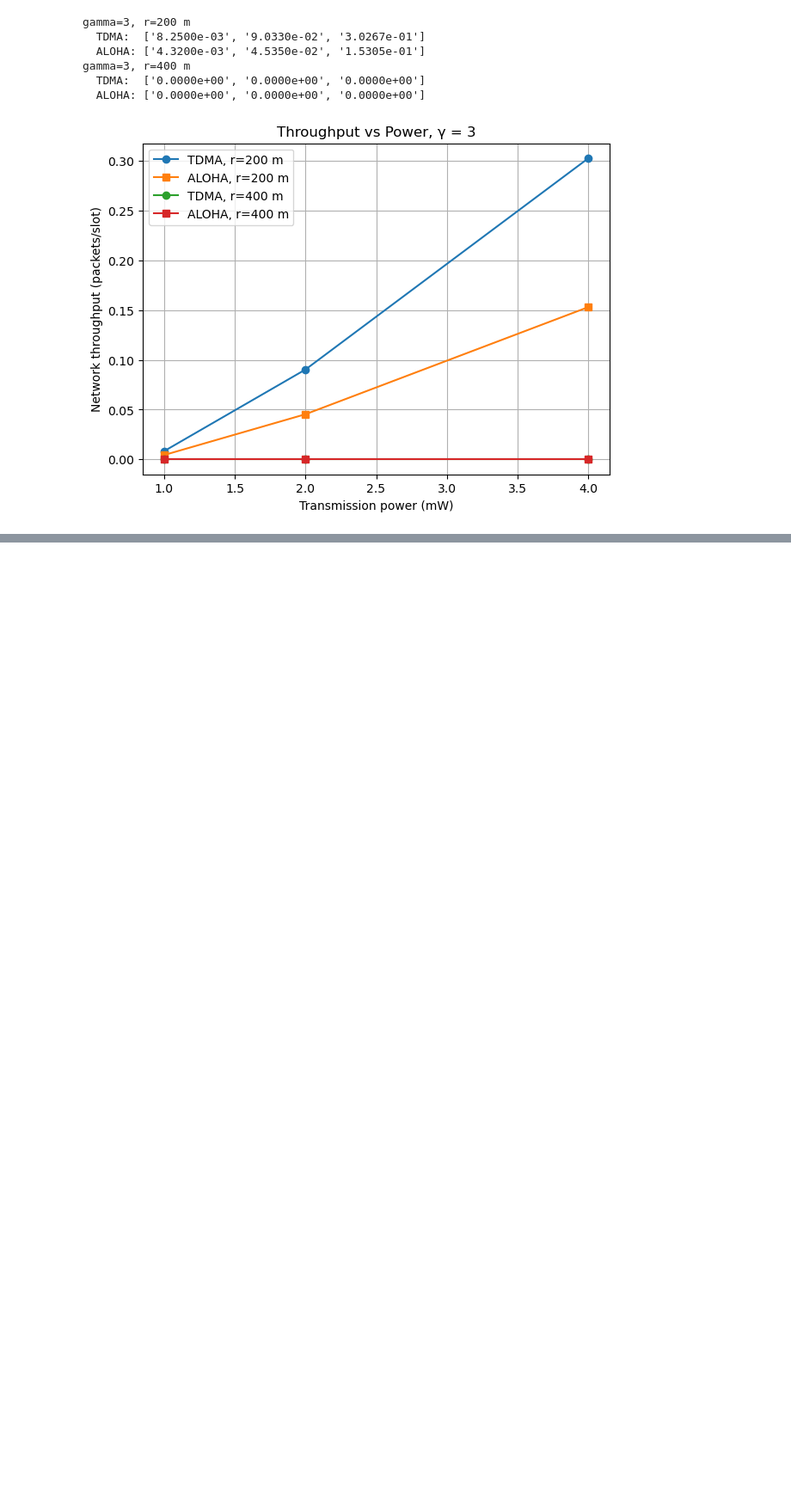
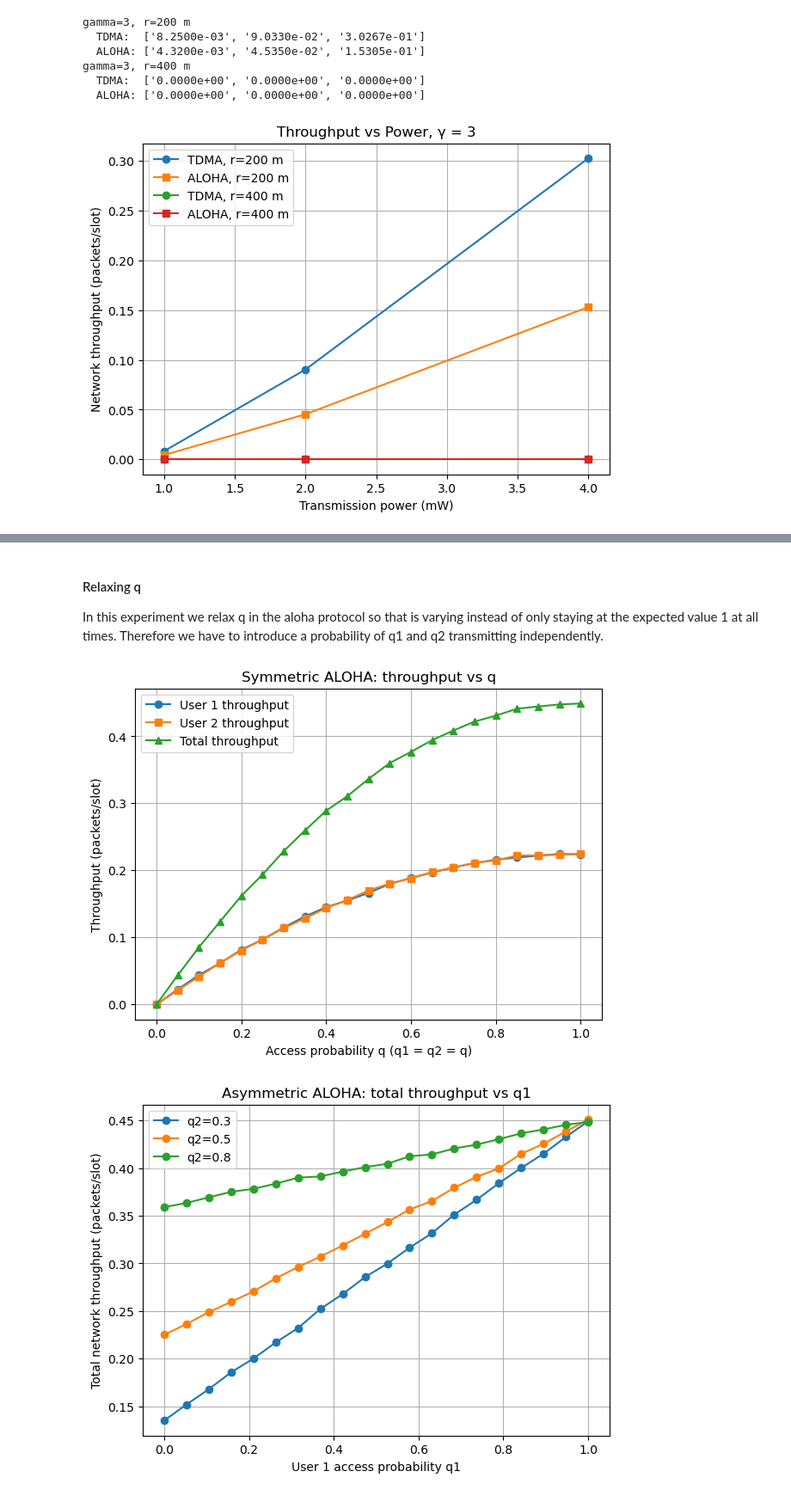
Before and after one commit to SofiaAngelaKnutas/TDDE58_lab, a Jupyter notebook: wireless_simulation.ipynb, the cells around one changed output, grey strips where cells are left out. Shown at 86% size. Drawn from its saved outputs; the diff is of its cells as text; code cells hidden in the pictures; blank space fills up the shorter version.

```diff
--- a/wireless_simulation.ipynb
+++ b/wireless_simulation.ipynb
@@ -149,0 +182,3 @@ Even at the highest tested power (P=4mW) the avarage slot isn't close to succeed
+# %% [markdown]
+#### Relaxing q
+In this experiment we relax q in the aloha protocol so that is varying instead of only staying at the expected value 1 at all times. Therefore we have to introduce a probability of q1 and q2 transmitting independently.
@@ -149,0 +207,52 @@ Even at the highest tested power (P=4mW) the avarage slot isn't close to succeed
+# %%
+r_fixed = 200
+P_fixed = 2
+gamma_fixed = 1
+
+# ---------- Part A: symmetric sweep, q1 = q2 = q ----------
+q_values = np.linspace(0, 1, 21)
+
+throughput1_sym = []
+throughput2_sym = []
+total_sym = []
+
+for q in q_values:
+    t1, t2, total = simulate_aloha_q(P_fixed, r_fixed, gamma_fixed, q, q, n_slots, rng)
+    throughput1_sym.append(t1)
+    throughput2_sym.append(t2)
+    total_sym.append(total)
+
+plt.figure(figsize=(7, 5))
+plt.plot(q_values, throughput1_sym, marker='o', label='User 1 throughput')
+plt.plot(q_values, throughput2_sym, marker='s', label='User 2 throughput')
+plt.plot(q_values, total_sym, marker='^', label='Total throughput')
+plt.xlabel('Access probability q (q1 = q2 = q)')
+plt.ylabel('Throughput (packets/slot)')
+plt.title(f'Symmetric ALOHA: throughput vs q')
+plt.legend()
+plt.grid(True)
+plt.show()
+
+
+# ---------- Part B: asymmetric, sweep q1 while q2 fixed at a few values ----------
+q1_values = np.linspace(0, 1, 20)
+q2_fixed_values = [0.3, 0.5, 0.8]   # a few different "how greedy is user 2" scenarios
+
+plt.figure(figsize=(7, 5))
+
+for q2 in q2_fixed_values:
+    total_asym = []
+    for q1 in q1_values:
+        t1, t2, total = simulate_aloha_q(P_fixed, r_fixed, gamma_fixed, q1, q2, n_slots, rng)
+        total_asym.append(total)
+    plt.plot(q1_values, total_asym, marker='o', label=f'q2={q2}')
+
+plt.xlabel('User 1 access probability q1')
+plt.ylabel('Total network throughput (packets/slot)')
+plt.title('Asymmetric ALOHA: total throughput vs q1')
+plt.legend()
+plt.grid(True)
+plt.show()
+# %% [output]
+[figure, added]
+[figure, added]
```
Also changed, not shown: parts of 5 cells of this notebook, 2 other files.
